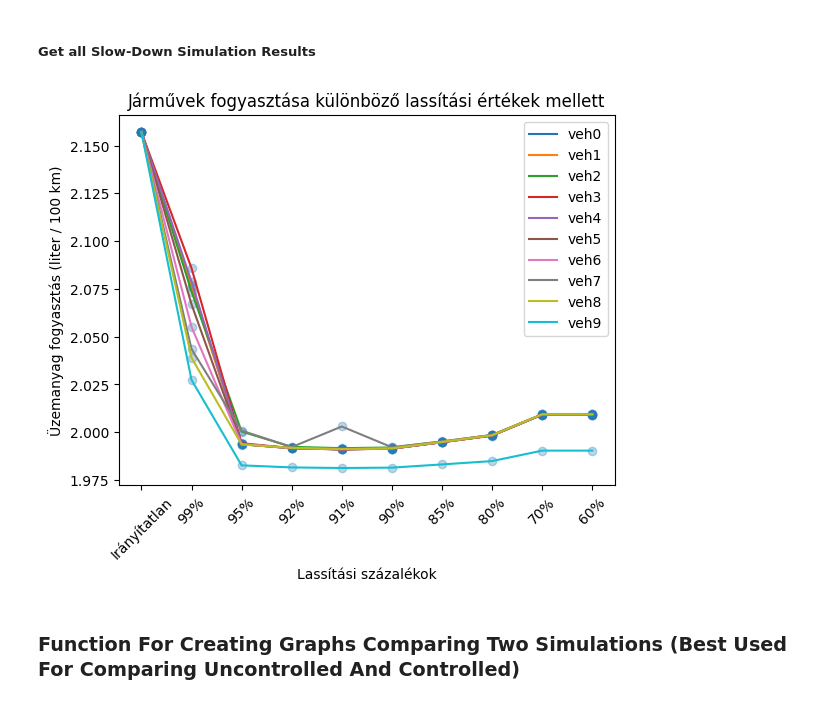
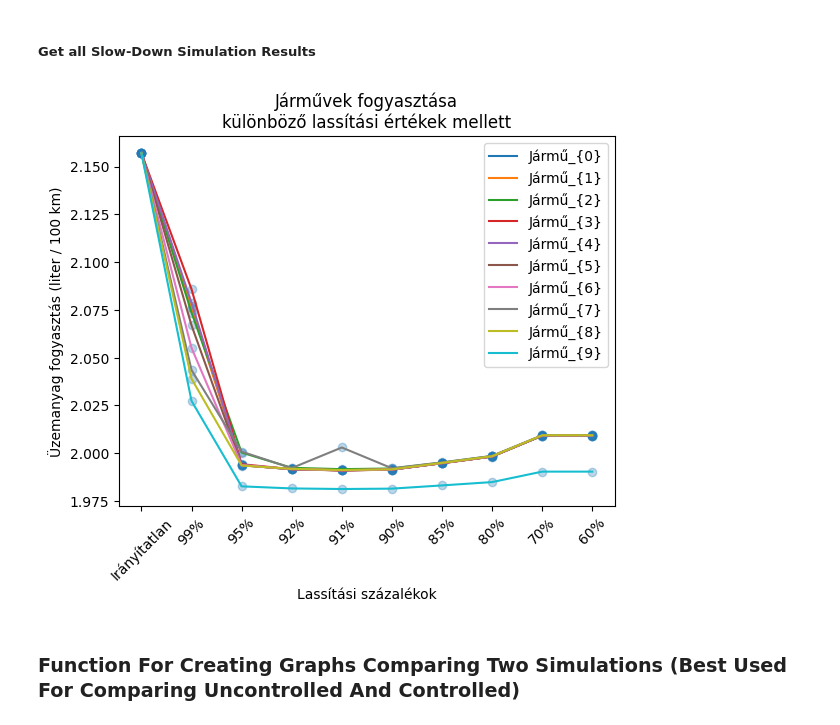
Before and after one commit to ValentBarnabas/PlatooningSolutionsForSelfDrivingVehicles, a Jupyter notebook: FuelConstumptionCalculator.ipynb, the cells around one changed output. Cells and saved outputs as stored; diff of their text form; code cells hidden in the pictures.

Commit message:
Changed graphs to be more readable

```diff
--- a/FuelConstumptionCalculator.ipynb
+++ b/FuelConstumptionCalculator.ipynb
@@ -293,7 +293,8 @@ def printOneGraphOfConsumptions(dataFrame, xLabel, yLabel, title):
 
     plt.plot(
         dataFrame,
-        label = ["veh%d"%i for i in range(0, 10)]
+        # label = ["Jármű%d"%i for i in range(0, 10)]
+        label = ["$Jármű_{%d}$"%i for i in range(0,10)]
     )
 
     plt.xlabel(xLabel)
@@ -377,12 +378,12 @@ resultsAt60 = readAndCalculateFuelConsumption(
 # %%
 everythingDataFrame = pandas.DataFrame(
     [resultsUncontrolled, resultsAt99, resultsAt95, resultsAt92, resultsAt91, resultsAt90, resultsAt85, resultsAt80, resultsAt70, resultsAt70],
     index = ['Irányítatlan', '99%', '95%', '92%', '91%', '90%', '85%', '80%', '70%', '60%']
 )
 
-printOneGraphOfConsumptions(everythingDataFrame, "Lassítási százalékok", "Üzemanyag fogyasztás (liter / 100 km)", "Járművek fogyasztása különböző lassítási értékek mellett")
+printOneGraphOfConsumptions(everythingDataFrame, "Lassítási százalékok", "Üzemanyag fogyasztás (liter / 100 km)", "Járművek fogyasztása\nkülönböző lassítási értékek mellett")
 # %% [output]
-[figure, old version]
+[figure, new version]
 # %% [markdown]
 ### Function For Creating Graphs Comparing Two Simulations (Best Used For Comparing Uncontrolled And Controlled)
 # %%
```
Also changed, not shown: 3 other files.
